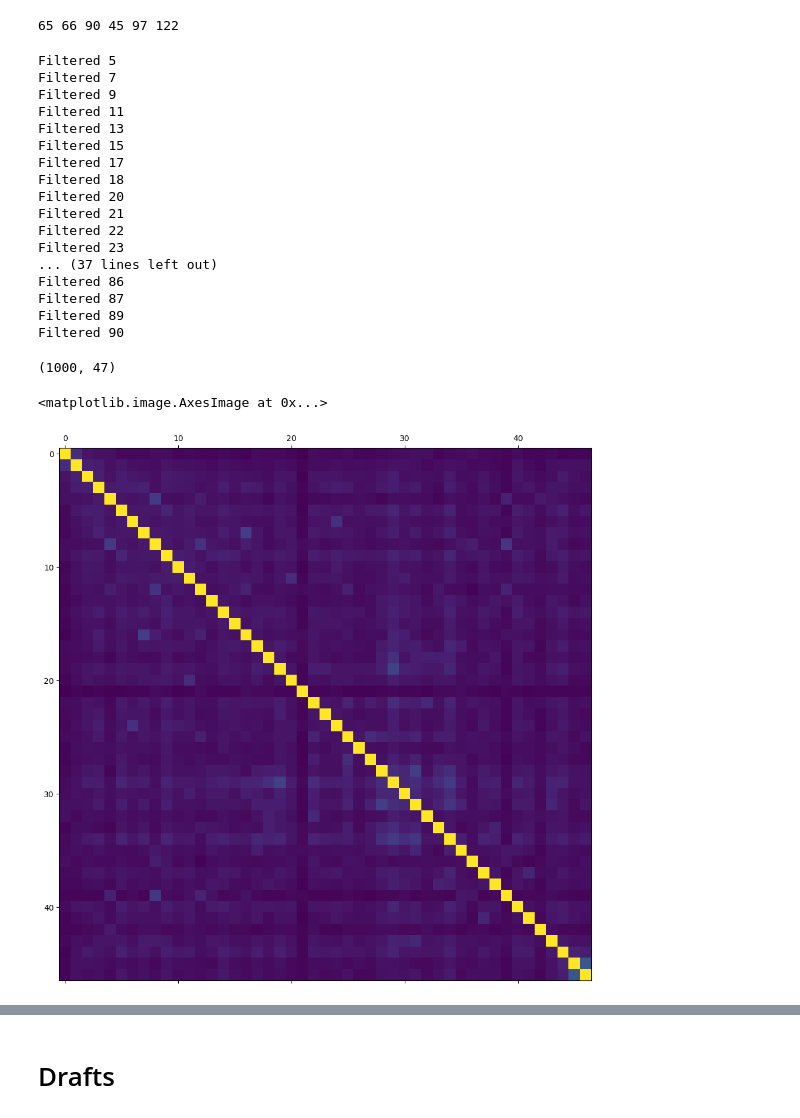
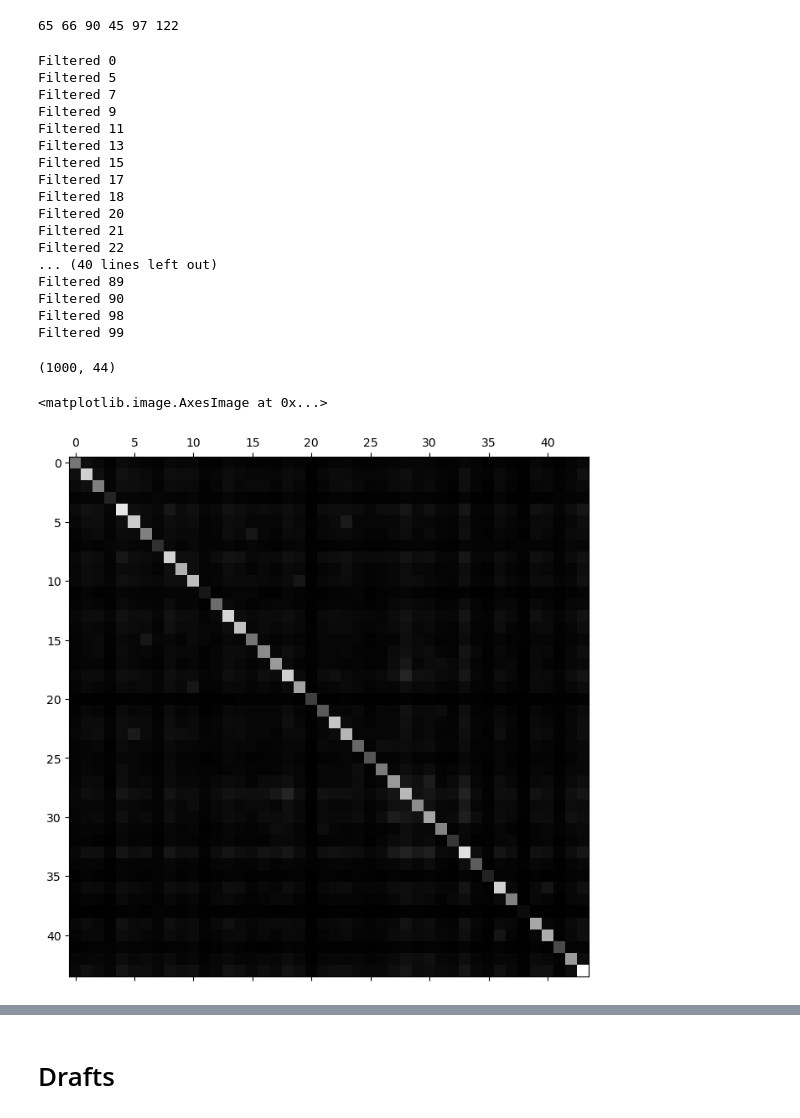
Before and after one commit to ArtKomarov/ComputationalBiology, a Jupyter notebook: PredProtStruct/PredProtStruct.ipynb, the cells around one changed output, grey strips where cells are left out. Drawn from its saved outputs; the diff is of its cells as text; code cells hidden in the pictures.

Commit message:
Adjust threshold to get 44x44 mi_table | Use different function for mi_table | Add mi_table_corrected

```diff
--- a/PredProtStruct/PredProtStruct.ipynb
+++ b/PredProtStruct/PredProtStruct.ipynb
@@ -68,18 +68,19 @@ seq_matrix = get_seq_matrix("data/PF00440_rp15.txt")
 # %%
 seq_matrix_filtered = np.array([], dtype=int)
 deleted_indexes = []
-filter_threashold = 0.99
+max_zero_part = 0.1
 
 for i in range(seq_matrix.shape[1]):
-    if np.sum(seq_matrix[:, i] == 0) / seq_matrix.shape[0] > filter_threashold:
-        print(f"Filtered {i}")
-        deleted_indexes.append(i)
-    else:
+    if np.sum(seq_matrix[:, i] == 0) / seq_matrix.shape[0] < max_zero_part:
         if seq_matrix_filtered.shape[0] == 0:
             seq_matrix_filtered = seq_matrix[:, i].reshape(-1, 1)
         else:
             seq_matrix_filtered = np.hstack([seq_matrix_filtered, seq_matrix[:, i].reshape(-1, 1)])
+    else:
+        print(f"Filtered {i}")
+        deleted_indexes.append(i)
 # %% [output]
+Filtered 0
 Filtered 5
 Filtered 7
 Filtered 9
@@ -91,16 +92,15 @@ Filtered 18
 Filtered 20
 Filtered 21
 Filtered 22
-Filtered 23
-... (37 lines left out)
-Filtered 86
-Filtered 87
+... (40 lines left out)
 Filtered 89
 Filtered 90
+Filtered 98
+Filtered 99
 # %%
 seq_matrix_filtered.shape
 # %% [output]
-(1000, 47)
+(1000, 44)
 # %%
 from sklearn.metrics import mutual_info_score, adjusted_mutual_info_score, normalized_mutual_info_score
 
@@ -110,7 +110,7 @@ def get_mi_table(seq_matrix):
 
     for i in range(mi_table_size):
         for j in range(mi_table_size):
-            mi_table[i, j] = normalized_mutual_info_score(seq_matrix[:, i], seq_matrix[:, j])
+            mi_table[i, j] = mutual_info_score(seq_matrix[:, i], seq_matrix[:, j])
     return mi_table
 
 def get_mi_table_exclude_unknown(seq_matrix):
@@ -125,14 +125,16 @@ def get_mi_table_exclude_unknown(seq_matrix):
                 if seq_matrix[:, i][k] != 0 and seq_matrix[:, j][k] != 0:
                     col_i_filtered = np.append(col_i_filtered, seq_matrix[:, i][k])
                     col_j_filtered = np.append(col_j_filtered, seq_matrix[:, j][k])
-            mi_table[i, j] = normalized_mutual_info_score(col_i_filtered, col_j_filtered)
+            mi_table[i, j] = mutual_info_score(col_i_filtered, col_j_filtered)
     return mi_table
 # %%
+import matplotlib.pyplot as plt
+
 mi_table = get_mi_table(seq_matrix_filtered)
-plt.figure(figsize=[10, 10])
-plt.matshow(mi_table, fignum=1)
+plt.figure(figsize=[8, 8])
+plt.matshow(mi_table, fignum=1, cmap='gray')
 # %% [output]
 <matplotlib.image.AxesImage at 0x...>
-[figure, old version]
+[figure, new version]
 # %%
 mi_table = get_mi_table_exclude_unknown(seq_matrix_filtered)
```
Also changed, not shown: parts of 27 cells of this notebook.
